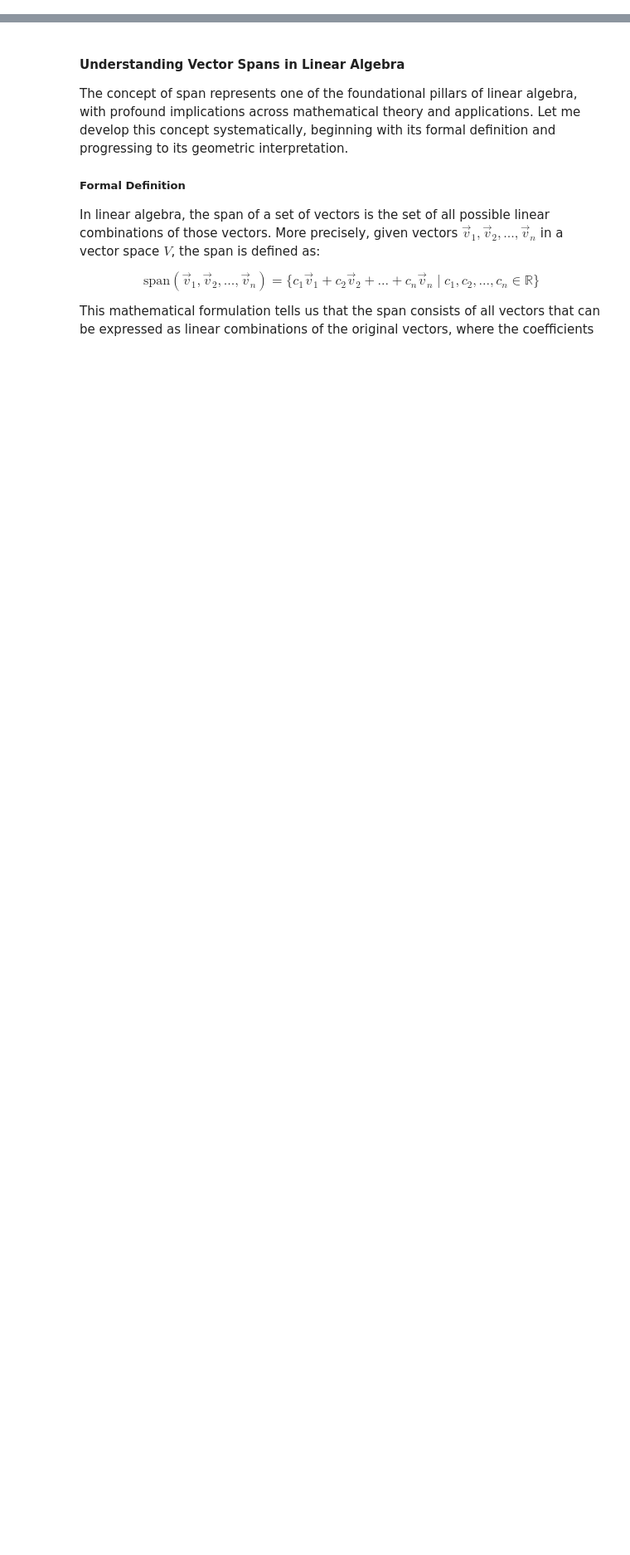
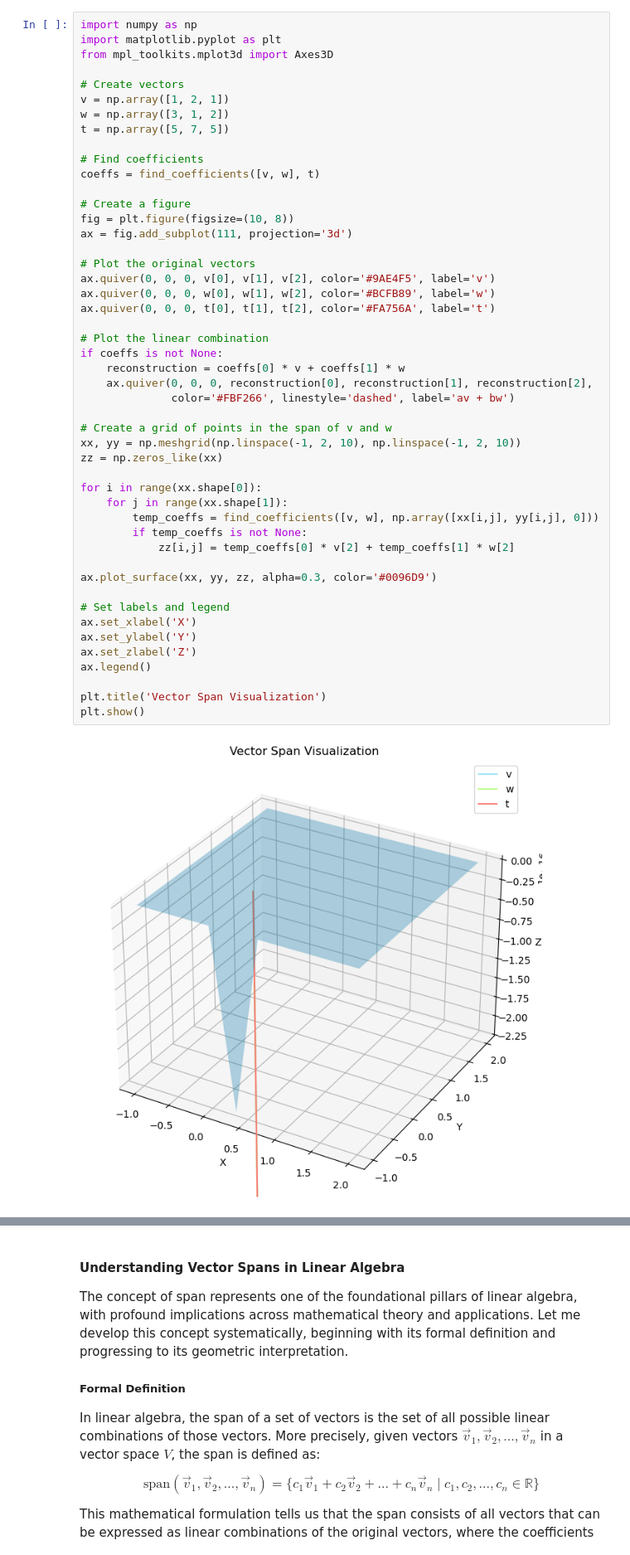
Before and after one commit to Chaklader/flower-image-classifier, a Jupyter notebook: lectures/linear_algebra/linear_combination/linear_combination_guide.ipynb, the cells around one changed output, grey strips where cells are left out. Shown at 83% size. Drawn from its saved outputs; the diff is of its cells as text; blank space fills up the shorter version.

```diff
--- a/lectures/linear_algebra/linear_combination/linear_combination_guide.ipynb
+++ b/lectures/linear_algebra/linear_combination/linear_combination_guide.ipynb
@@ -221,3 +172,53 @@ I hope this helps you grasp the concept of vectors and span! Would you like me t
+# %%
+import numpy as np
+import matplotlib.pyplot as plt
+from mpl_toolkits.mplot3d import Axes3D
+
+# Create vectors
+v = np.array([1, 2, 1])
+w = np.array([3, 1, 2])
+t = np.array([5, 7, 5])
+
+# Find coefficients
+coeffs = find_coefficients([v, w], t)
+
+# Create a figure
+fig = plt.figure(figsize=(10, 8))
+ax = fig.add_subplot(111, projection='3d')
+
+# Plot the original vectors
+ax.quiver(0, 0, 0, v[0], v[1], v[2], color='#9AE4F5', label='v')
+ax.quiver(0, 0, 0, w[0], w[1], w[2], color='#BCFB89', label='w')
+ax.quiver(0, 0, 0, t[0], t[1], t[2], color='#FA756A', label='t')
+
+# Plot the linear combination
+if coeffs is not None:
+    reconstruction = coeffs[0] * v + coeffs[1] * w
+    ax.quiver(0, 0, 0, reconstruction[0], reconstruction[1], reconstruction[2],
+              color='#FBF266', linestyle='dashed', label='av + bw')
+
+# Create a grid of points in the span of v and w
+xx, yy = np.meshgrid(np.linspace(-1, 2, 10), np.linspace(-1, 2, 10))
+zz = np.zeros_like(xx)
+
+for i in range(xx.shape[0]):
+    for j in range(xx.shape[1]):
+        temp_coeffs = find_coefficients([v, w], np.array([xx[i,j], yy[i,j], 0]))
+        if temp_coeffs is not None:
+            zz[i,j] = temp_coeffs[0] * v[2] + temp_coeffs[1] * w[2]
+
+ax.plot_surface(xx, yy, zz, alpha=0.3, color='#0096D9')
+
+# Set labels and legend
+ax.set_xlabel('X')
+ax.set_ylabel('Y')
+ax.set_zlabel('Z')
+ax.legend()
+
+plt.title('Vector Span Visualization')
+plt.show()
+# %% [output]
+[figure, added]
 # %% [markdown]
 ##### Understanding Vector Spaces Conceptually
 
```
Also changed, not shown: parts of 11 cells of this notebook.
